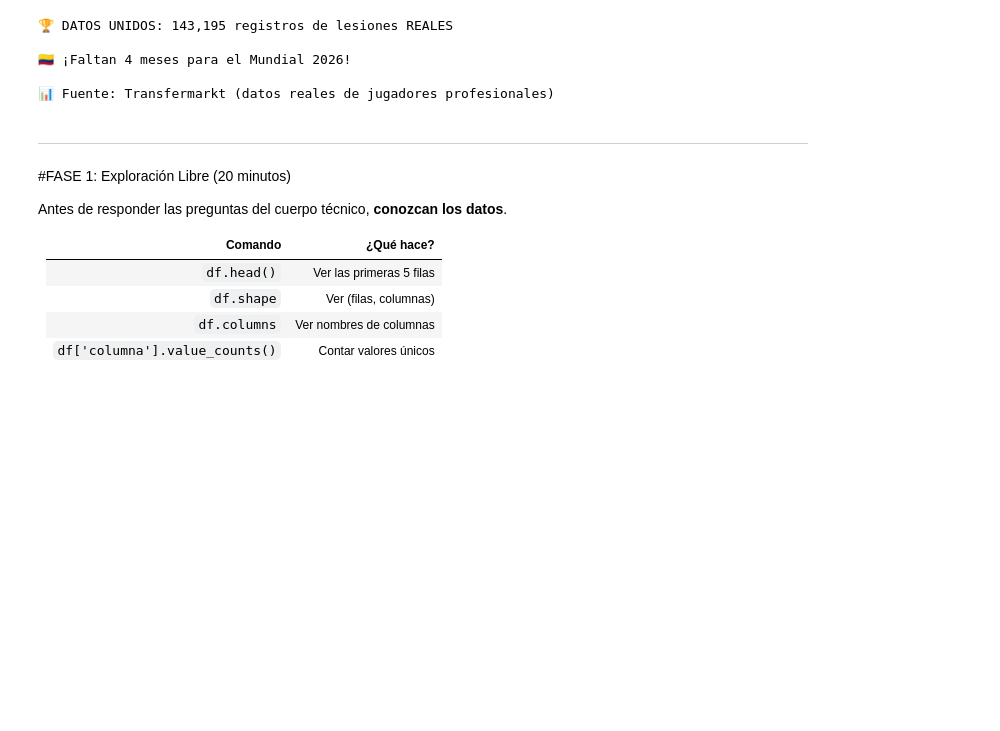
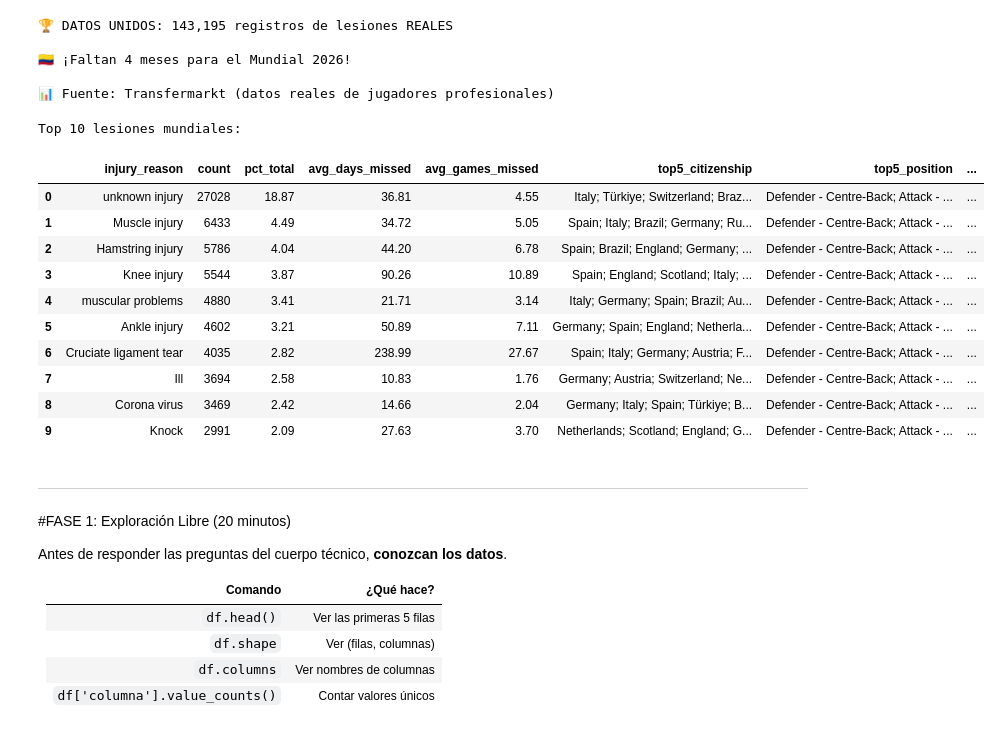
Before and after one commit to dani9510/Materia_Mach, a Jupyter notebook: taller_mundial_10022025.ipynb, the cells around one changed output. Saved outputs shown, nothing was run; the diff lists cells and outputs as text; code cells hidden in the pictures; blank space fills up the shorter version.

```diff
--- a/taller_mundial_10022025.ipynb
+++ b/taller_mundial_10022025.ipynb
@@ -176,6 +176,64 @@ print(f"\n📊 Fuente: Transfermarkt (datos reales de jugadores profesionales)")
 🇨🇴 ¡Faltan 4 meses para el Mundial 2026!
 
 📊 Fuente: Transfermarkt (datos reales de jugadores profesionales)
+# %%
+# Top 10 lesiones: % del total, promedios y top5 de citizenship/position/foot
+import pandas as pd
+
+def top_n_concat(series, n=5, sep='; '):
+    vals = series.dropna().astype(str).value_counts().head(n).index.tolist()
+    return sep.join(vals)
+
+# Conteo top 10 lesiones
+top10_counts = df['injury_reason'].value_counts().head(10)
+top10 = top10_counts.rename_axis('injury_reason').reset_index(name='count')
+
+total = len(df)
+
+# Promedios por injury_reason (puede haber NaN)
+aggs = df.groupby('injury_reason').agg(
+    avg_days_missed = ('days_missed', 'mean'),
+    avg_games_missed = ('games_missed', 'mean')
+).reset_index()
+
+# Top5 concatenados por categoría
+citizenship_top5 = df.groupby('injury_reason')['citizenship'].apply(lambda s: top_n_concat(s, 5)).reset_index(name='top5_citizenship')
+position_top5 = df.groupby('injury_reason')['position'].apply(lambda s: top_n_concat(s, 5)).reset_index(name='top5_position')
+foot_top5 = df.groupby('injury_reason')['foot'].apply(lambda s: top_n_concat(s, 5)).reset_index(name='top5_foot')
+
+# Combinar todo y filtrar solo top10
+result = top10.merge(aggs, on='injury_reason', how='left') \
+               .merge(citizenship_top5, on='injury_reason', how='left') \
+               .merge(position_top5, on='injury_reason', how='left') \
+               .merge(foot_top5, on='injury_reason', how='left')
+
+# Añadir porcentaje del total
+result['pct_total'] = result['count'] / total * 100
+
+# Formateo: redondear y reordenar columnas
+result['pct_total'] = result['pct_total'].round(2)
+result['avg_days_missed'] = result['avg_days_missed'].round(2)
+result['avg_games_missed'] = result['avg_games_missed'].round(2)
+
+cols = ['injury_reason','count','pct_total','avg_days_missed','avg_games_missed',
+        'top5_citizenship','top5_position','top5_foot']
+result = result[cols]
+
+print("Top 10 lesiones mundiales:")
+print(result.to_string(index=False))
+# %% [output]
+Top 10 lesiones mundiales:
+|  | injury_reason | count | pct_total | avg_days_missed | avg_games_missed | top5_citizenship | top5_position | ... |
+| 0 | unknown injury | 27028 | 18.87 | 36.81 | 4.55 | Italy; Türkiye; Switzerland; Braz... | Defender - Centre-Back; Attack - ... | ... |
+| 1 | Muscle injury | 6433 | 4.49 | 34.72 | 5.05 | Spain; Italy; Brazil; Germany; Ru... | Defender - Centre-Back; Attack - ... | ... |
+| 2 | Hamstring injury | 5786 | 4.04 | 44.20 | 6.78 | Spain; Brazil; England; Germany; ... | Defender - Centre-Back; Attack - ... | ... |
+| 3 | Knee injury | 5544 | 3.87 | 90.26 | 10.89 | Spain; England; Scotland; Italy; ... | Defender - Centre-Back; Attack - ... | ... |
+| 4 | muscular problems | 4880 | 3.41 | 21.71 | 3.14 | Italy; Germany; Spain; Brazil; Au... | Defender - Centre-Back; Attack - ... | ... |
+| 5 | Ankle injury | 4602 | 3.21 | 50.89 | 7.11 | Germany; Spain; England; Netherla... | Defender - Centre-Back; Attack - ... | ... |
+| 6 | Cruciate ligament tear | 4035 | 2.82 | 238.99 | 27.67 | Spain; Italy; Germany; Austria; F... | Defender - Centre-Back; Attack - ... | ... |
+| 7 | Ill | 3694 | 2.58 | 10.83 | 1.76 | Germany; Austria; Switzerland; Ne... | Defender - Centre-Back; Attack - ... | ... |
+| 8 | Corona virus | 3469 | 2.42 | 14.66 | 2.04 | Germany; Italy; Spain; Türkiye; B... | Defender - Centre-Back; Attack - ... | ... |
+| 9 | Knock | 2991 | 2.09 | 27.63 | 3.70 | Netherlands; Scotland; England; G... | Defender - Centre-Back; Attack - ... | ... |
 # %% [markdown]
 ---
 
```
Also changed, not shown: parts of 18 cells of this notebook.
